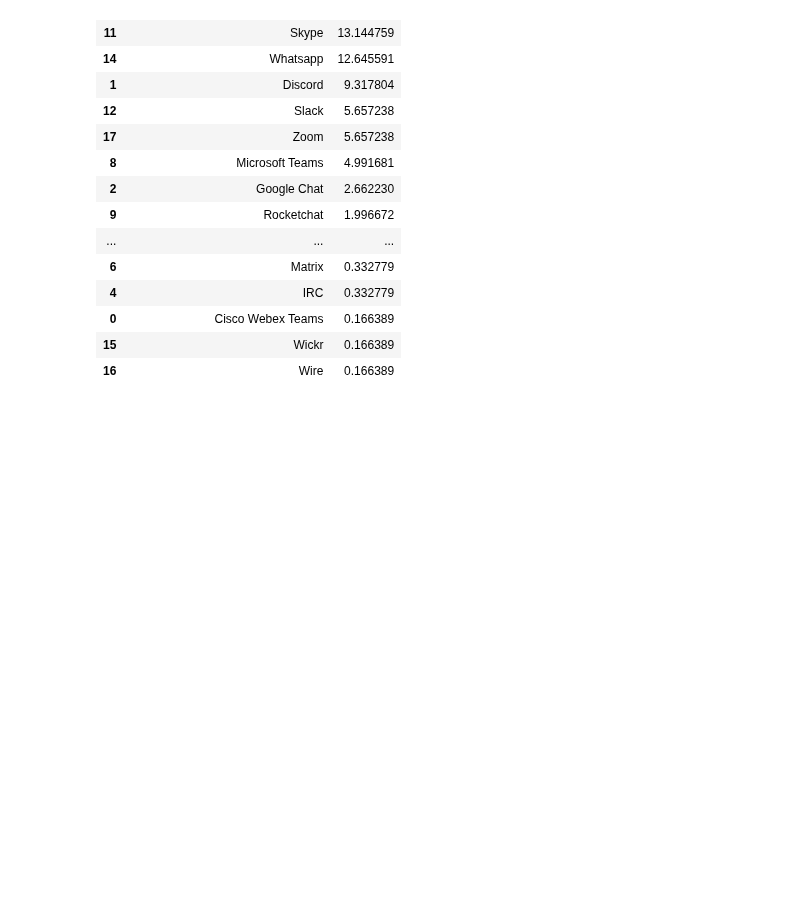
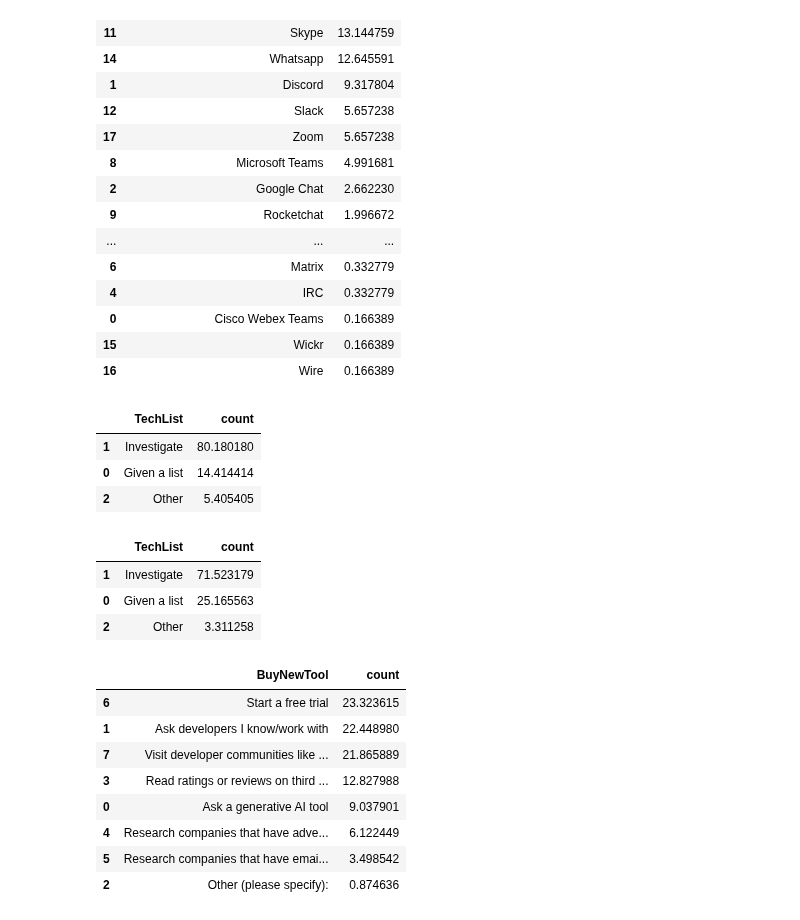
Before and after one commit to abrahim-k/stack_overflow_data, a Jupyter notebook: stack_overflow.ipynb, the cells around one changed output. Saved outputs shown, nothing was run; the diff lists cells and outputs as text; code cells hidden in the pictures; blank space fills up the shorter version.

Commit message:
feat: techlist and buynewtool df created

```diff
--- a/stack_overflow.ipynb
+++ b/stack_overflow.ipynb
@@ -359,3 +359,35 @@ some_influence_communication
 | 0 | Cisco Webex Teams | 0.166389 |
 | 15 | Wickr | 0.166389 |
 | 16 | Wire | 0.166389 |
+# %%
+
+high_influence_techlist = high_result_maker.get_percentages_df_by_column('TechList')
+high_influence_techlist
+# %% [output]
+|  | TechList | count |
+| 1 | Investigate | 80.180180 |
+| 0 | Given a list | 14.414414 |
+| 2 | Other | 5.405405 |
+# %%
+
+some_influence_techlist = some_result_maker.get_percentages_df_by_column('TechList')
+some_influence_techlist
+# %% [output]
+|  | TechList | count |
+| 1 | Investigate | 71.523179 |
+| 0 | Given a list | 25.165563 |
+| 2 | Other | 3.311258 |
+# %%
+
+high_influence_buy = high_result_maker.get_percentages_df_by_column('BuyNewTool')
+high_influence_buy
+# %% [output]
+|  | BuyNewTool | count |
+| 6 | Start a free trial | 23.323615 |
+| 1 | Ask developers I know/work with | 22.448980 |
+| 7 | Visit developer communities like ... | 21.865889 |
+| 3 | Read ratings or reviews on third ... | 12.827988 |
+| 0 | Ask a generative AI tool | 9.037901 |
+| 4 | Research companies that have adve... | 6.122449 |
+| 5 | Research companies that have emai... | 3.498542 |
+| 2 | Other (please specify): | 0.874636 |
```
Also changed, not shown: parts of 1 cell of this notebook.
